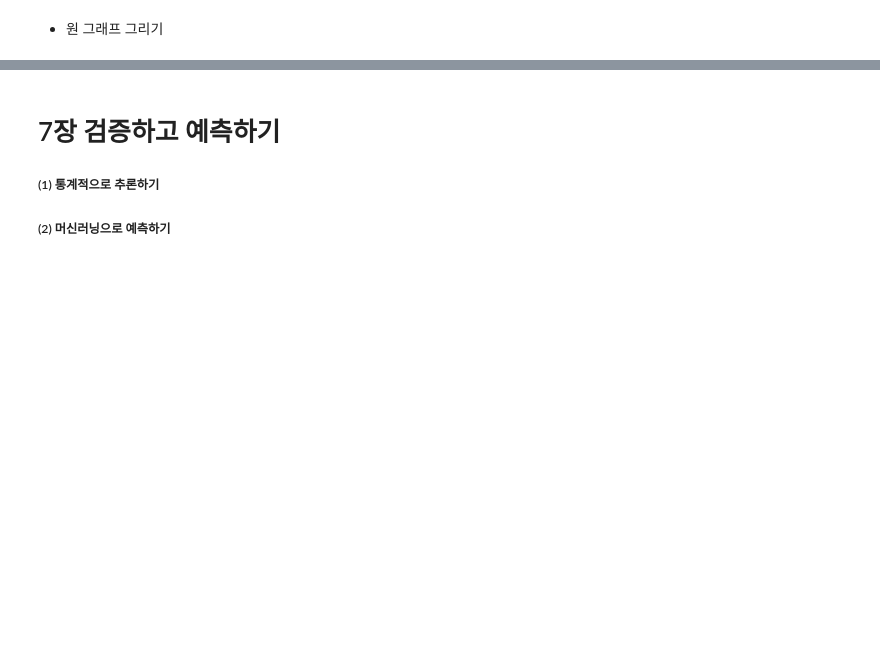
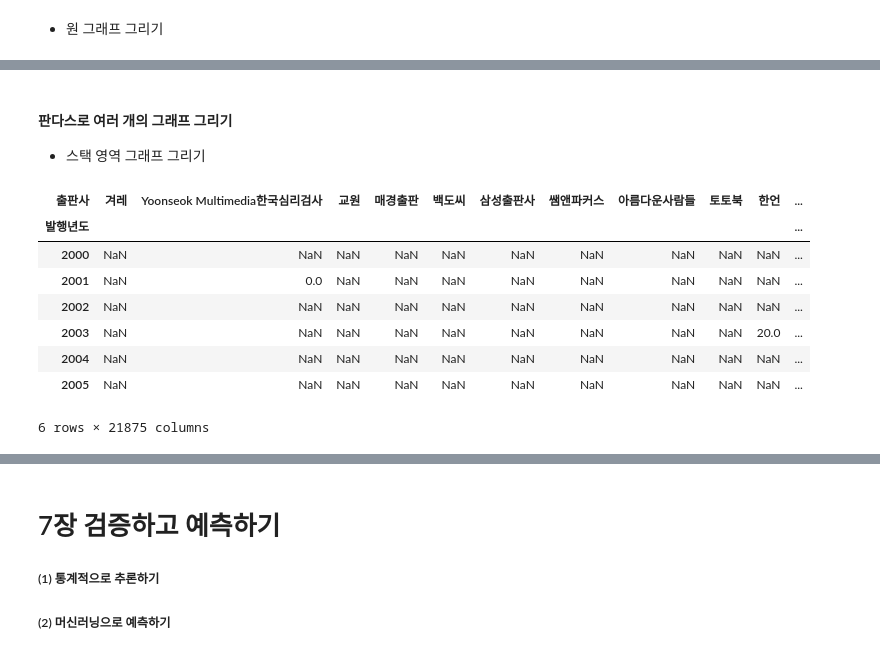
Before and after one commit to yccho1004/pythonBasic, a Jupyter notebook: HonGong-DataAnalysis_py/basics_DA.ipynb, the cells around one changed output, grey strips where cells are left out. Drawn from its saved outputs; the diff is of its cells as text; code cells hidden in the pictures; blank space fills up the shorter version.

```diff
--- a/HonGong-DataAnalysis_py/basics_DA.ipynb
+++ b/HonGong-DataAnalysis_py/basics_DA.ipynb
@@ -1323,0 +1343,17 @@ fig.show()
+# %% [markdown]
+#### 판다스로 여러 개의 그래프 그리기
+* 스택 영역 그래프 그리기
+# %%
+#plot.area()
+ns_book11 = ns_book9.pivot_table(index='발행년도', columns='출판사', values='대출건수')
+ns_book11.loc[2000:2005]
+# %% [output]
+| 출판사 | 겨레 | Yoonseok Multimedia한국심리검사 | 교원 | 매경출판 | 백도씨 | 삼성출판사 | 쌤앤파커스 | 아름다운사람들 | 토토북 | 한언 | ... |
+| 발행년도 |  |  |  |  |  |  |  |  |  |  | ... |
+| 2000 | NaN | NaN | NaN | NaN | NaN | NaN | NaN | NaN | NaN | NaN | ... |
+| 2001 | NaN | 0.0 | NaN | NaN | NaN | NaN | NaN | NaN | NaN | NaN | ... |
+| 2002 | NaN | NaN | NaN | NaN | NaN | NaN | NaN | NaN | NaN | NaN | ... |
+| 2003 | NaN | NaN | NaN | NaN | NaN | NaN | NaN | NaN | NaN | 20.0 | ... |
+| 2004 | NaN | NaN | NaN | NaN | NaN | NaN | NaN | NaN | NaN | NaN | ... |
+| 2005 | NaN | NaN | NaN | NaN | NaN | NaN | NaN | NaN | NaN | NaN | ... |
+6 rows × 21875 columns
```
Also changed, not shown: parts of 13 cells of this notebook.
